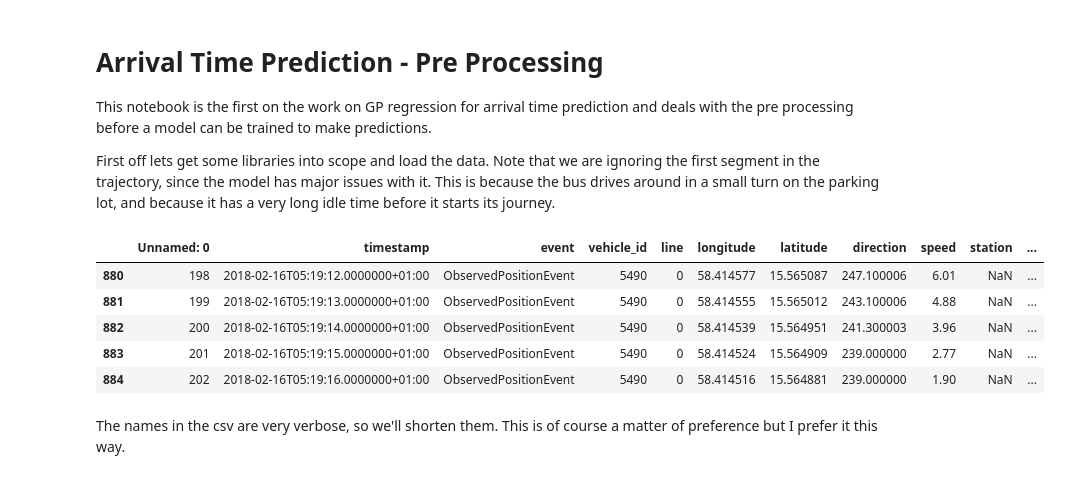
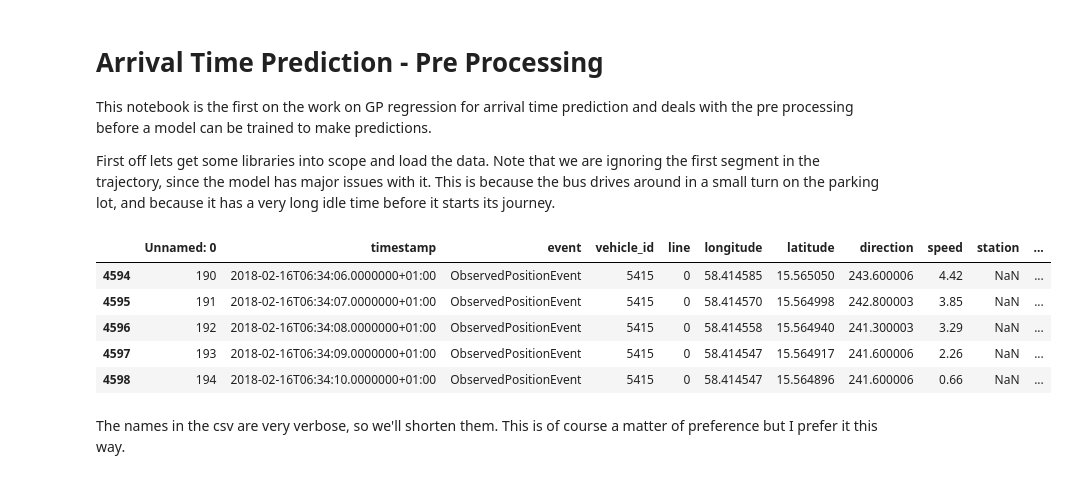
Before and after one commit to M20190649/TDDE19-bus-arrival-time, a Jupyter notebook: GP/Arrival Time Prediction 1 - Pre Processing.ipynb, the cells around one changed output. Saved outputs shown, nothing was run; the diff lists cells and outputs as text; code cells hidden in the pictures.

```diff
--- a/GP/Arrival Time Prediction 1 - Pre Processing.ipynb
+++ b/GP/Arrival Time Prediction 1 - Pre Processing.ipynb
@@ -6,27 +6,26 @@ First off lets get some libraries into scope and load the data. Note that we are
 # %%
 import numpy as np
 import pandas as pd
 import time
 import pickle
 from datetime import datetime
 from functools import reduce
 import plot
-from log import log_progress
 
-data = pd.read_csv('../../bus203_all.csv')
+data = pd.read_csv('./bus203_all.csv')
 n_journeys = list(data.journey_number.unique())
-n_journeys_to_use = 2000
+n_journeys_to_use = 200
 journeys_to_use = frozenset(np.random.choice(n_journeys, size=n_journeys_to_use))
 data = data[data.journey_number.transform(lambda j: j in journeys_to_use)]
 data = data[data.segment_number > 1]
 data.head()
 # %% [output]
 |  | Unnamed: 0 | timestamp | event | vehicle_id | line | longitude | latitude | direction | speed | station | ... |
-| 880 | 198 | 2018-02-16T05:19:12.0000000+01:00 | ObservedPositionEvent | 5490 | 0 | 58.414577 | 15.565087 | 247.100006 | 6.01 | NaN | ... |
-| 881 | 199 | 2018-02-16T05:19:13.0000000+01:00 | ObservedPositionEvent | 5490 | 0 | 58.414555 | 15.565012 | 243.100006 | 4.88 | NaN | ... |
-| 882 | 200 | 2018-02-16T05:19:14.0000000+01:00 | ObservedPositionEvent | 5490 | 0 | 58.414539 | 15.564951 | 241.300003 | 3.96 | NaN | ... |
-| 883 | 201 | 2018-02-16T05:19:15.0000000+01:00 | ObservedPositionEvent | 5490 | 0 | 58.414524 | 15.564909 | 239.000000 | 2.77 | NaN | ... |
-| 884 | 202 | 2018-02-16T05:19:16.0000000+01:00 | ObservedPositionEvent | 5490 | 0 | 58.414516 | 15.564881 | 239.000000 | 1.90 | NaN | ... |
+| 4594 | 190 | 2018-02-16T06:34:06.0000000+01:00 | ObservedPositionEvent | 5415 | 0 | 58.414585 | 15.565050 | 243.600006 | 4.42 | NaN | ... |
+| 4595 | 191 | 2018-02-16T06:34:07.0000000+01:00 | ObservedPositionEvent | 5415 | 0 | 58.414570 | 15.564998 | 242.800003 | 3.85 | NaN | ... |
+| 4596 | 192 | 2018-02-16T06:34:08.0000000+01:00 | ObservedPositionEvent | 5415 | 0 | 58.414558 | 15.564940 | 241.300003 | 3.29 | NaN | ... |
+| 4597 | 193 | 2018-02-16T06:34:09.0000000+01:00 | ObservedPositionEvent | 5415 | 0 | 58.414547 | 15.564917 | 241.600006 | 2.26 | NaN | ... |
+| 4598 | 194 | 2018-02-16T06:34:10.0000000+01:00 | ObservedPositionEvent | 5415 | 0 | 58.414547 | 15.564896 | 241.600006 | 0.66 | NaN | ... |
 # %% [markdown]
 The names in the csv are very verbose, so we'll shorten them. This is of course a matter of preference but I prefer it this way.
 # %%
```
Also changed, not shown: parts of 6 cells of this notebook.
